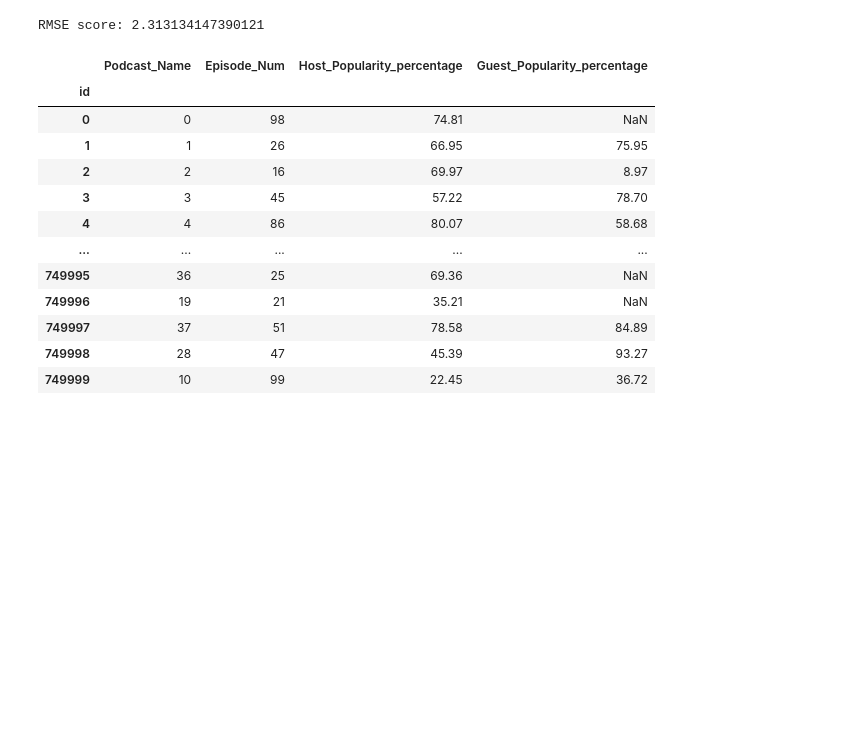
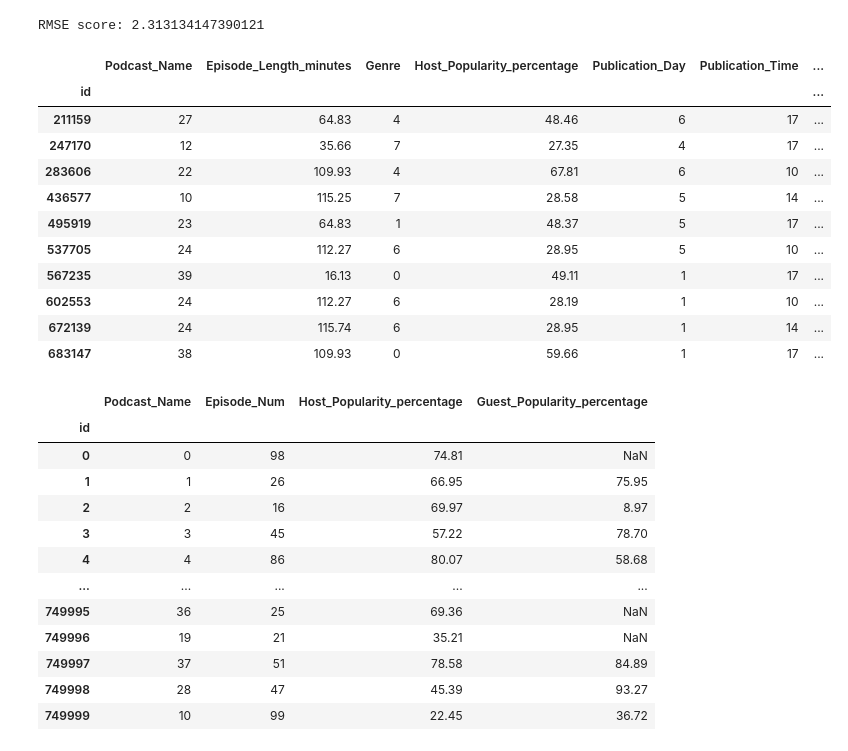
Before and after one commit to masaishi/kaggle-s5e4-6th-solution, a Jupyter notebook: notebooks/eda.ipynb, the cells around one changed output. Cells and saved outputs as stored; diff of their text form; code cells hidden in the pictures; blank space fills up the shorter version.

```diff
--- a/notebooks/eda.ipynb
+++ b/notebooks/eda.ipynb
@@ -184,6 +166,21 @@ df_over_ads["Pred_Listening_Time_minutes"] = df_over_ads["Number_of_Ads"] * 0.99
 print("RMSE score:", calc_rmse(df_over_ads["Listening_Time_minutes"], df_over_ads["Number_of_Ads"]))
 # %% [output]
 RMSE score: 2.313134147390121
+# %%
+df_train[df_train["Number_of_Ads"]!=0.0][df_train["Number_of_Ads"]!=1.0][df_train["Number_of_Ads"]!=2.0][df_train["Number_of_Ads"]!=3.0]
+# %% [output]
+|  | Podcast_Name | Episode_Length_minutes | Genre | Host_Popularity_percentage | Publication_Day | Publication_Time | ... |
+| id |  |  |  |  |  |  | ... |
+| 211159 | 27 | 64.83 | 4 | 48.46 | 6 | 17 | ... |
+| 247170 | 12 | 35.66 | 7 | 27.35 | 4 | 17 | ... |
+| 283606 | 22 | 109.93 | 4 | 67.81 | 6 | 10 | ... |
+| 436577 | 10 | 115.25 | 7 | 28.58 | 5 | 14 | ... |
+| 495919 | 23 | 64.83 | 1 | 48.37 | 5 | 17 | ... |
+| 537705 | 24 | 112.27 | 6 | 28.95 | 5 | 10 | ... |
+| 567235 | 39 | 16.13 | 0 | 49.11 | 1 | 17 | ... |
+| 602553 | 24 | 112.27 | 6 | 28.19 | 1 | 10 | ... |
+| 672139 | 24 | 115.74 | 6 | 28.95 | 1 | 14 | ... |
+| 683147 | 38 | 109.93 | 0 | 59.66 | 1 | 17 | ... |
 # %%
 df_train[cols_to_compare].drop_duplicates()
 # %% [output]
```
Also changed, not shown: parts of 4 cells of this notebook, 3 other files.
